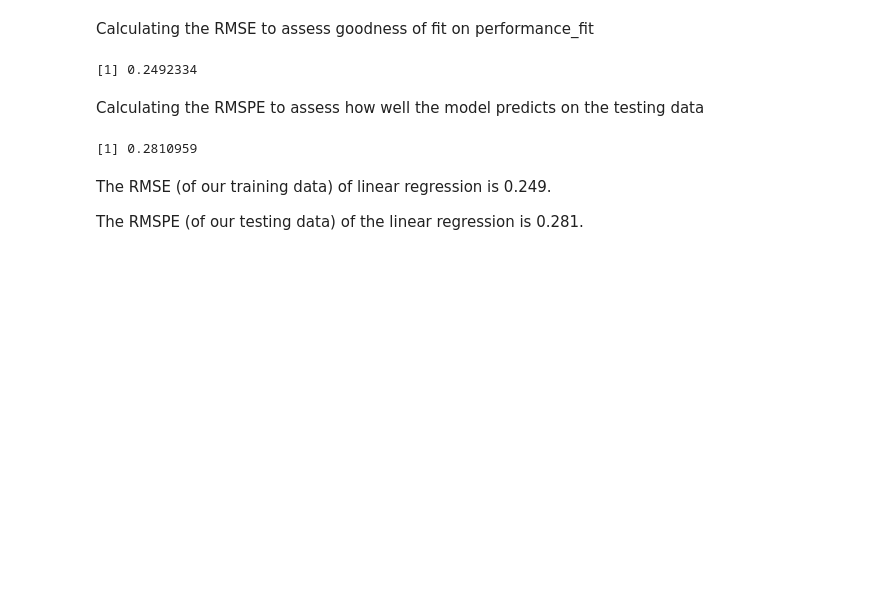
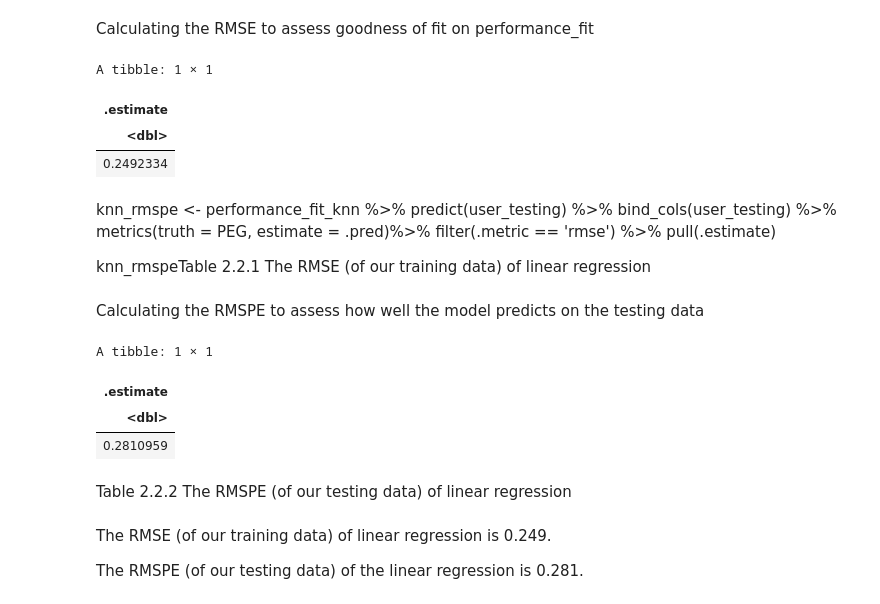
Before and after one commit to snowwang99/DSCI100_group32_project, a Jupyter notebook: DSCI100_Group32_Report.ipynb, the cells around one changed output. Saved outputs shown, nothing was run; the diff lists cells and outputs as text; code cells hidden in the pictures; blank space fills up the shorter version.

```diff
--- a/DSCI100_Group32_Report.ipynb
+++ b/DSCI100_Group32_Report.ipynb
@@ -374,14 +375,25 @@ Calculating the RMSE to assess goodness of fit on performance_fit
 # %%
 lm_rmse <- performance_fit %>%
         predict(user_training) %>%
         bind_cols(user_training) %>%
         metrics(truth = PEG ,estimate = .pred) %>%
         filter(.metric == "rmse") %>%
-        select(.estimate) %>%
-        pull()
+        select(.estimate)
 lm_rmse
 # %% [output]
-[1] 0.2492334
+A tibble: 1 × 1
+| .estimate |
+| <dbl> |
+| 0.2492334 |
+# %% [markdown]
+knn_rmspe <- performance_fit_knn %>%
+  predict(user_testing) %>%
+  bind_cols(user_testing) %>%
+  metrics(truth = PEG, estimate = .pred)%>%
+  filter(.metric == 'rmse') %>%
+  pull(.estimate)
+
+knn_rmspeTable 2.2.1 The RMSE (of our training data) of linear regression
 # %% [markdown]
 Calculating the RMSPE to assess how well the model predicts on the testing data
 # %%
@@ -390,11 +402,15 @@ lm_rmspe <- performance_fit %>%
         bind_cols(user_testing) %>%
         metrics(truth = PEG ,estimate = .pred) %>%
         filter(.metric == "rmse") %>%
-        select(.estimate) %>%
-        pull()
+        select(.estimate)
 lm_rmspe
 # %% [output]
-[1] 0.2810959
+A tibble: 1 × 1
+| .estimate |
+| <dbl> |
+| 0.2810959 |
+# %% [markdown]
+Table 2.2.2 The RMSPE (of our testing data) of linear regression
 # %% [markdown]
 The RMSE (of our training data) of linear regression is 0.249.
 
```
Also changed, not shown: parts of 10 cells of this notebook.
